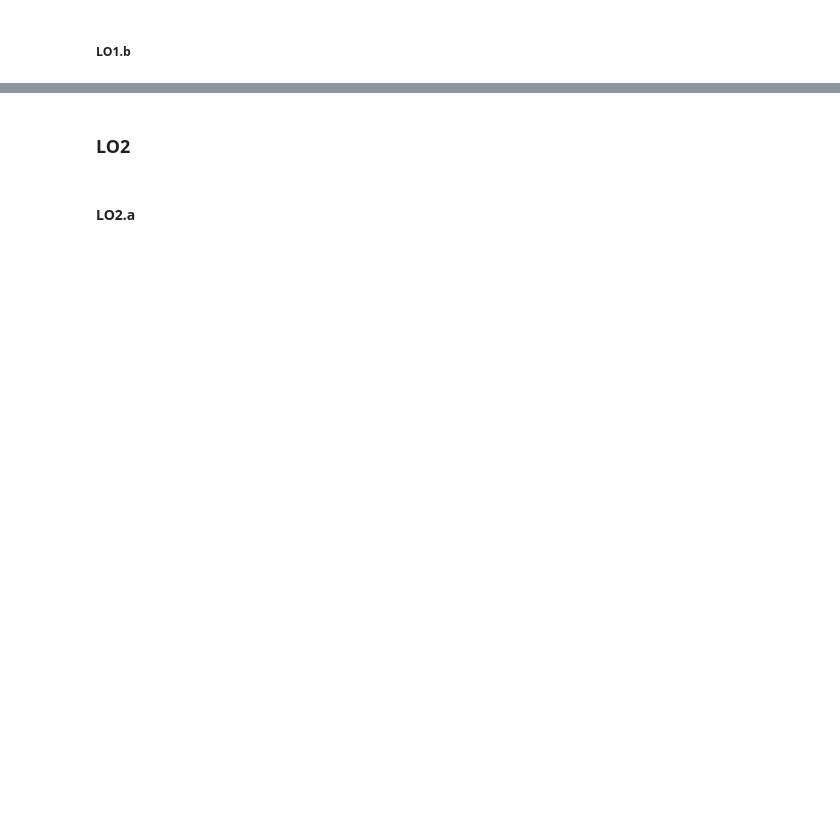
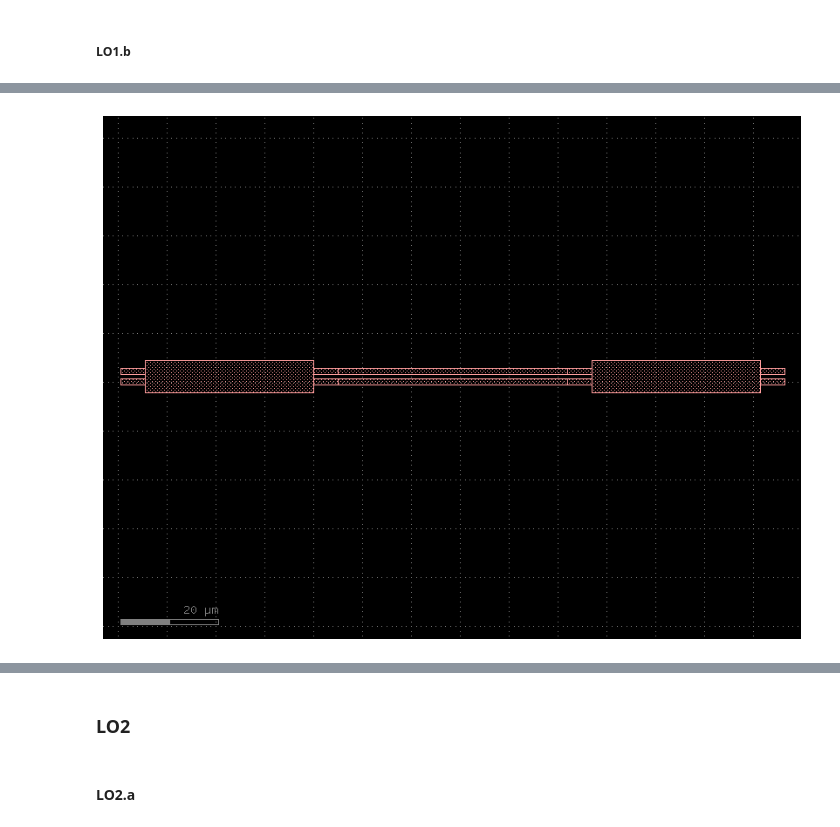
Before and after one commit to BlancaBuenoMartinez/cifoin-lab4, a Jupyter notebook: LAYOUT_Student.ipynb, the cells around one changed output, grey strips where cells are left out. Cells and saved outputs as stored; diff of their text form; code cells hidden in the pictures; blank space fills up the shorter version.

```diff
--- a/LAYOUT_Student.ipynb
+++ b/LAYOUT_Student.ipynb
@@ -370,0 +390,62 @@ ring.show()
+# %%
+# Unbalanced MZI
+w_wg = 1.2
+w_mmi = 6.6
+l_mmi = 69.03598 / 2
+l_wg = 5.0
+L = 93.8 / 2
+
+xs = gf.cross_section.strip(width=w_wg, layer="WG")
+# Crear el MMI como COMPONENTE
+MMI_comp = gf.Component()
+
+mmi_body = MMI_comp.add_ref(
+    gf.components.rectangle(
+        size=(l_mmi, w_mmi),
+        layer="WG"
+    )
+)
+mmi_body.dcenter = (l_mmi / 2, 0)
+for y in [w_mmi/6, -w_mmi/6]:
+
+    MMI_comp.add_ref(
+        gf.components.straight(
+            length=l_wg,
+            cross_section=xs
+        )
+    ).dmovex(-l_wg).dmovey(y)
+
+    MMI_comp.add_ref(
+        gf.components.straight(
+            length=l_wg,
+            cross_section=xs
+        )
+    ).dmovex(l_mmi).dmovey(y)
+# Crear MZI
+MZI = gf.Component()
+MMI_1 = MZI.add_ref(MMI_comp)
+MMI_1.dmovex(-l_mmi)
+MMI_1.dmovey(w_mmi / 6)
+MMI_2 = MZI.add_ref(MMI_comp)
+MMI_2.dmovex(2*l_wg + L)
+MMI_2.dmovey(w_mmi / 6)
+
+arm_top = MZI.add_ref(
+    gf.components.straight(
+        length=L,
+        cross_section=xs
+    )
+)
+arm_top.dmovex(l_wg)
+arm_top.dmovey(2*w_mmi/6)
+arm_bot = MZI.add_ref(
+    gf.components.straight(
+        length=L,
+        cross_section=xs
+    )
+)
+arm_bot.dmovex(l_wg)
+arm_bot.dmovey(0)
+MZI.plot()
+MZI.show()
+# %% [output]
@@ -370,0 +453 @@ ring.show()
+[figure, added]
```
Also changed, not shown: parts of 42 cells of this notebook, 2 other files.
